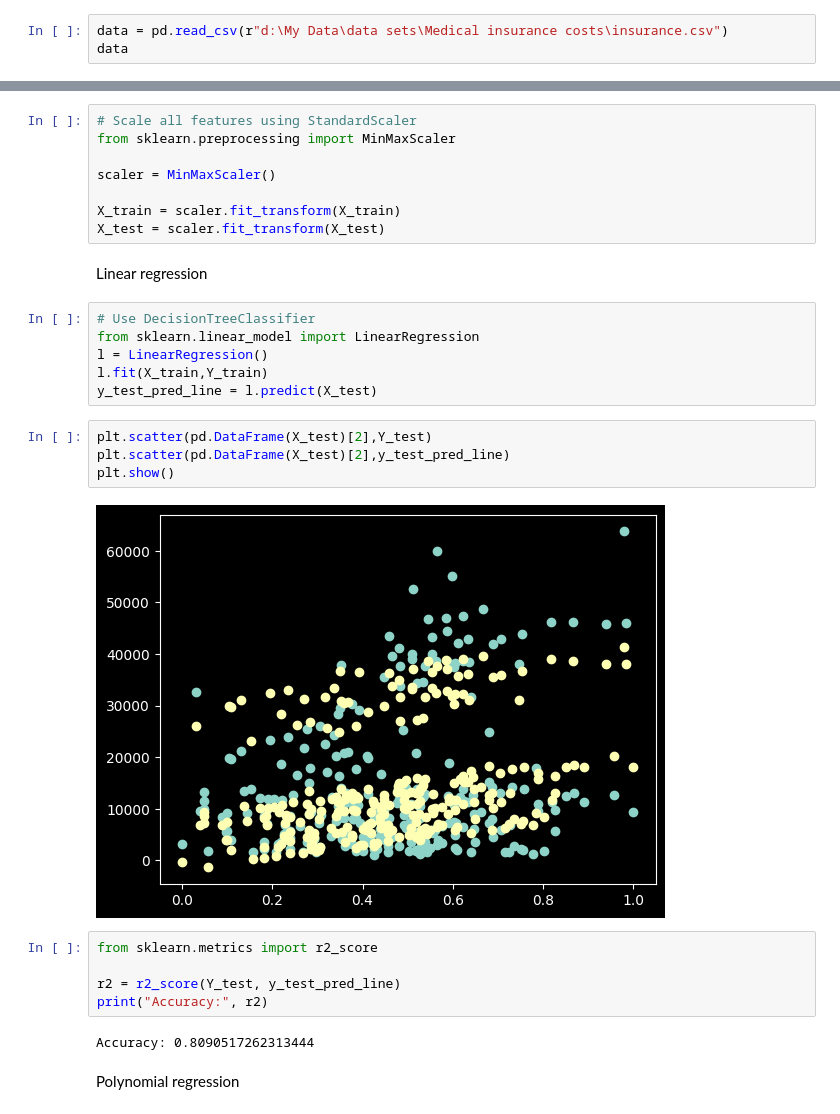
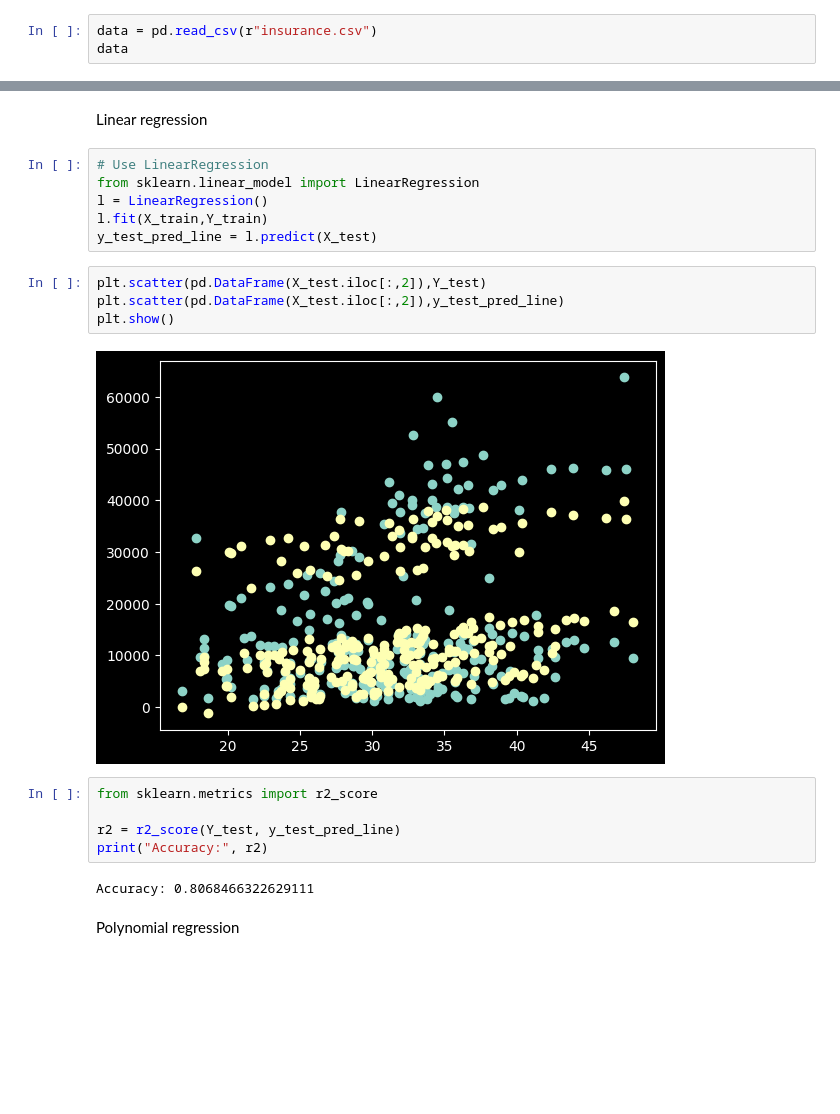
Before and after one commit to Ahmed-Samy-Elsaiid/Regrission, a Jupyter notebook: Medical insurance costs/Medical insurance costs.ipynb, the cells around one changed output, grey strips where cells are left out. Drawn from its saved outputs; the diff is of its cells as text; blank space fills up the shorter version.

```diff
--- a/Medical insurance costs/Medical insurance costs.ipynb
+++ b/Medical insurance costs/Medical insurance costs.ipynb
@@ -26,7 +26,7 @@ import seaborn as sns
 # %% [markdown]
 Reading Dataset
 # %%
-data = pd.read_csv(r"d:\My Data\data sets\Medical insurance costs\insurance.csv")
+data = pd.read_csv(r"insurance.csv")
 data
 # %% [output]
 |  | age | sex | bmi | children | smoker | region | charges |
@@ -172,35 +172,27 @@ X=data.drop(["charges"],axis=1)
 Y=data["charges"]
 
 X_train, X_test, Y_train, Y_test=train_test_split(X, Y, test_size=0.2, random_state=42)
-# %%
-# Scale all features using StandardScaler
-from sklearn.preprocessing import MinMaxScaler
-
-scaler = MinMaxScaler()
-
-X_train = scaler.fit_transform(X_train)
-X_test = scaler.fit_transform(X_test)
 # %% [markdown]
 Linear regression
 # %%
-# Use DecisionTreeClassifier
+# Use LinearRegression
 from sklearn.linear_model import LinearRegression
 l = LinearRegression()
 l.fit(X_train,Y_train)
 y_test_pred_line = l.predict(X_test)
 # %%
-plt.scatter(pd.DataFrame(X_test)[2],Y_test)
-plt.scatter(pd.DataFrame(X_test)[2],y_test_pred_line)
+plt.scatter(pd.DataFrame(X_test.iloc[:,2]),Y_test)
+plt.scatter(pd.DataFrame(X_test.iloc[:,2]),y_test_pred_line)
 plt.show()
 # %% [output]
-[figure, old version]
+[figure, new version]
 # %%
 from sklearn.metrics import r2_score
 
 r2 = r2_score(Y_test, y_test_pred_line)
 print("Accuracy:", r2)
 # %% [output]
-Accuracy: 0.8090517262313444
+Accuracy: 0.8068466322629111
 # %% [markdown]
 Polynomial regression
 # %%
```
Also changed, not shown: parts of 4 cells of this notebook, 1 other file.
